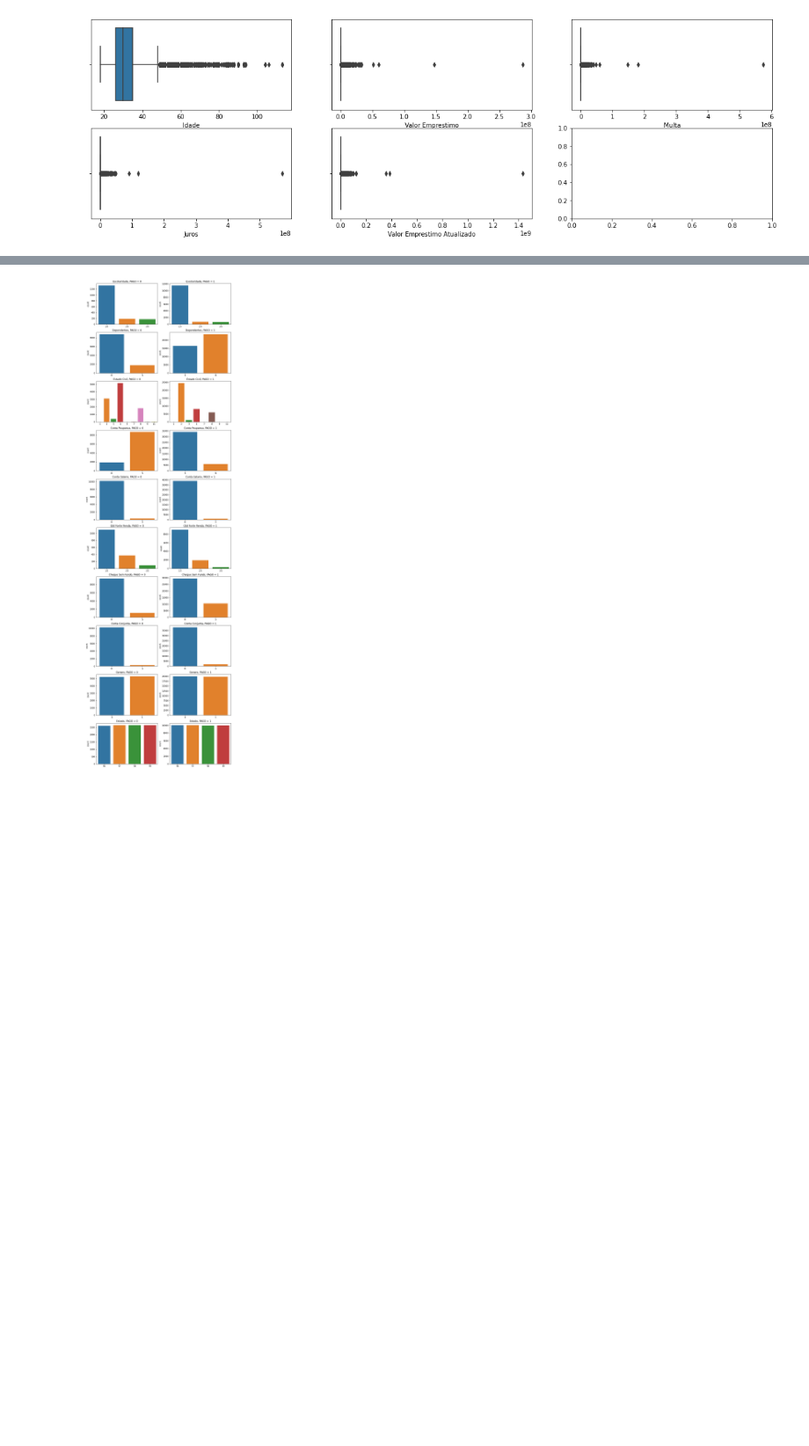
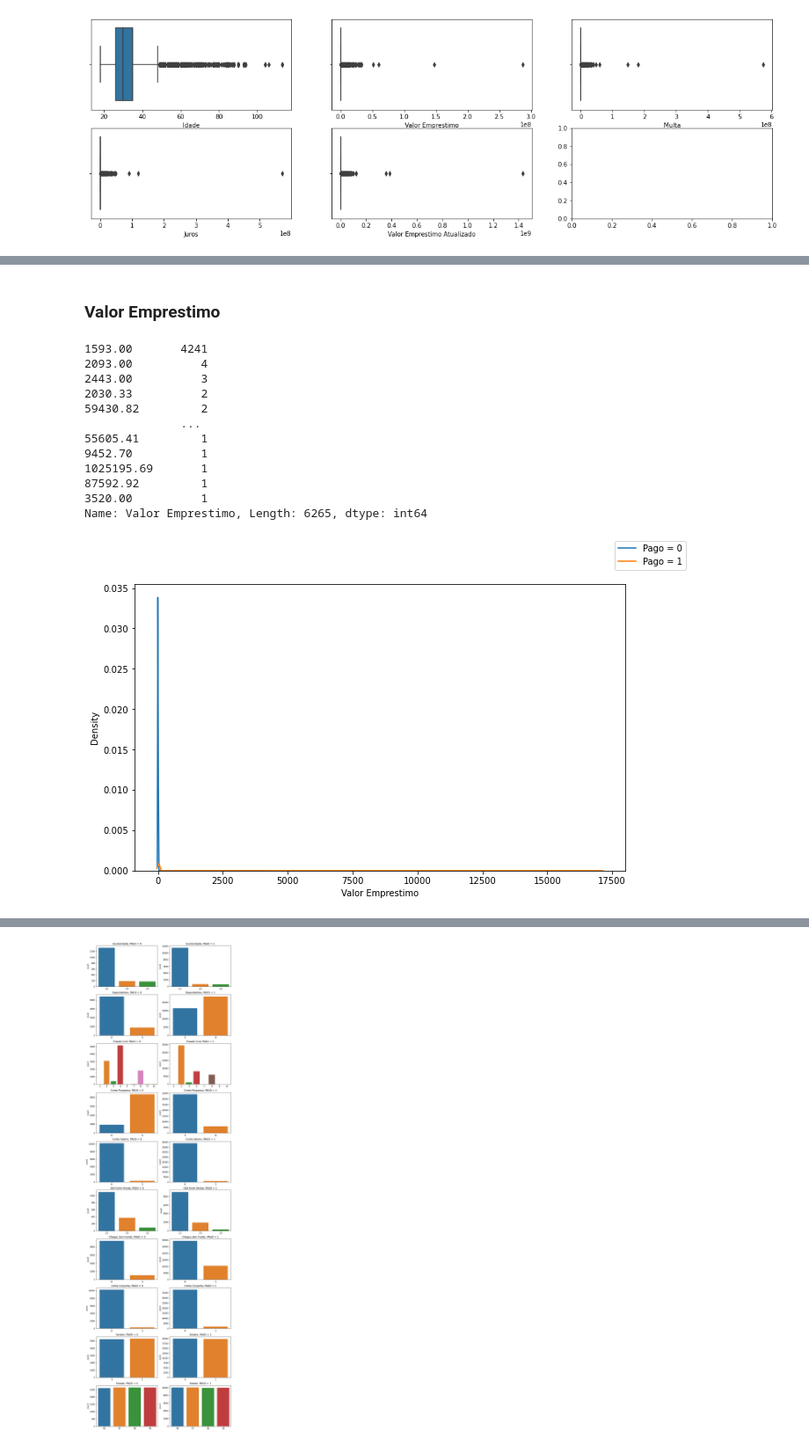
Before and after one commit to rrbarioni/credit-risk-analysis, a Jupyter notebook: src/credit_risk_analysis.ipynb, the cells around one changed output, grey strips where cells are left out. Shown at 88% size. Saved outputs shown, nothing was run; the diff lists cells and outputs as text; code cells hidden in the pictures; blank space fills up the shorter version.

```diff
--- a/src/credit_risk_analysis.ipynb
+++ b/src/credit_risk_analysis.ipynb
@@ -152,0 +168,28 @@ dtype: float64
+# %% [markdown]
+### Valor Emprestimo
+# %%
+df_0_vc = df[df['PAGO'] == 0]['Valor Emprestimo'].value_counts()
+df_1_vc = df[df['PAGO'] == 1]['Valor Emprestimo'].value_counts()
+print(df_0_vc[df_0_vc > 0])
+
+fig = plt.figure(figsize=(10,6))
+
+sns.distplot(df_0_vc, hist=False)
+sns.distplot(df_1_vc, hist=False)
+
+fig.legend(labels=['Pago = 0','Pago = 1'])
+plt.show()
+# %% [output]
+1593.00       4241
+2093.00          4
+2443.00          3
+2030.33          2
+59430.82         2
+              ...
+55605.41         1
+9452.70          1
+1025195.69       1
+87592.92         1
+3520.00          1
+Name: Valor Emprestimo, Length: 6265, dtype: int64
+[figure, added]
```
Also changed, not shown: parts of 16 cells of this notebook.
